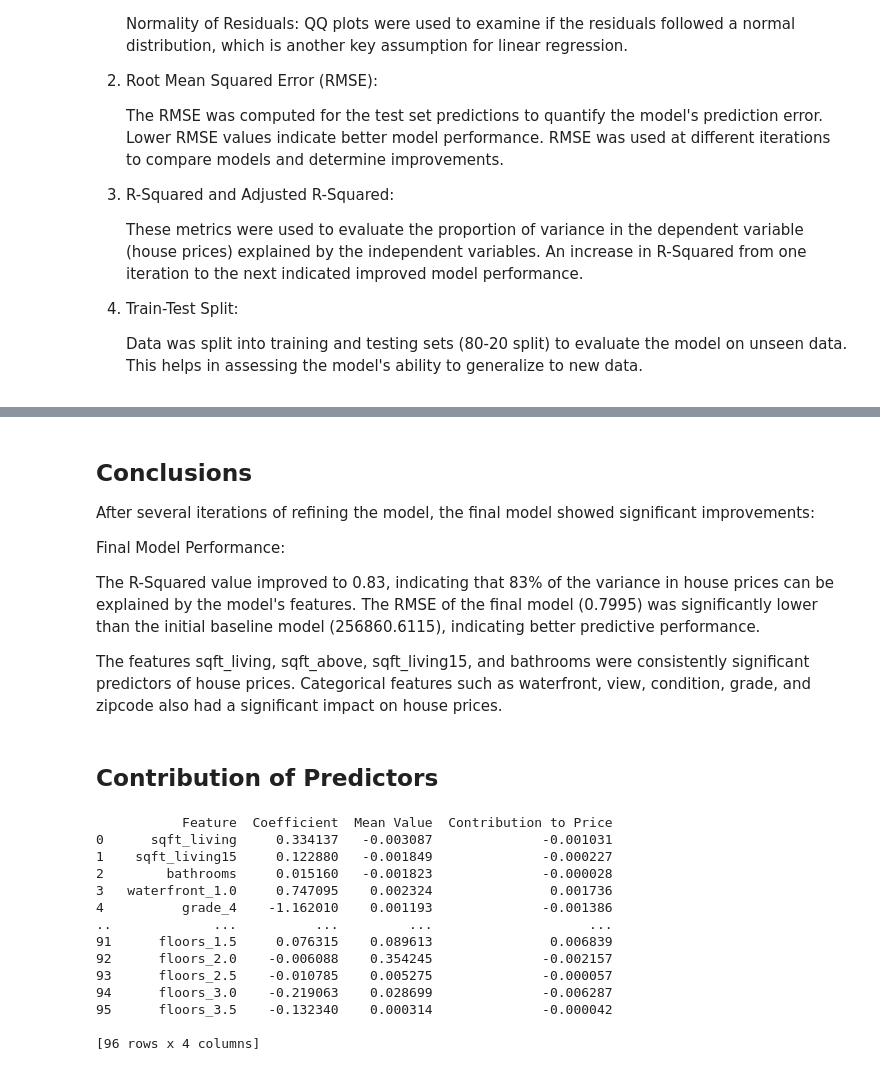
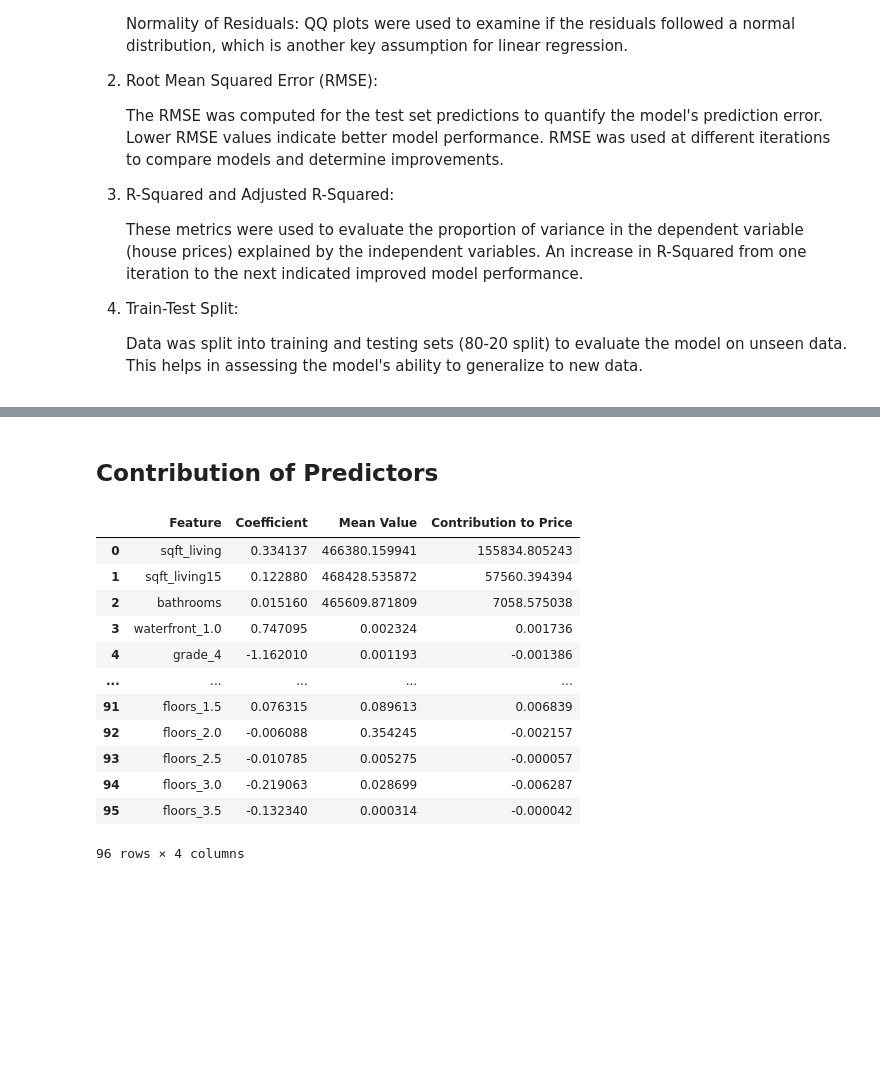
Before and after one commit to wambuiGicheha/Regression_Project, a Jupyter notebook: index.ipynb, the cells around one changed output, grey strips where cells are left out. Drawn from its saved outputs; the diff is of its cells as text; code cells hidden in the pictures; blank space fills up the shorter version.

```diff
--- a/index.ipynb
+++ b/index.ipynb
@@ -835,46 +834,44 @@ Questions to consider:
-# %% [markdown]
-## Conclusions
-
-After several iterations of refining the model, the final model showed significant improvements:
-
-Final Model Performance:
-
-The R-Squared value improved to 0.83, indicating that 83% of the variance in house prices can be explained by the model's features. The RMSE of the final model (0.7995) was significantly lower than the initial baseline model (256860.6115), indicating better predictive performance.
-
-The features sqft_living, sqft_above, sqft_living15, and bathrooms were consistently significant predictors of house prices. Categorical features such as waterfront, view, condition, grade, and zipcode also had a significant impact on house prices.
 # %% [markdown]
 ## Contribution of Predictors
 # %%
+# Calculate contributions in the original scale
+# Reverse transformations
+X_train_scaled = scaler.inverse_transform(X_train[numerical_features])
+X_train_original = np.exp(X_train_scaled) - 1
+
+# Combine back with categorical features
+X_train_original = pd.DataFrame(X_train_original, columns=numerical_features)
+X_train_original = pd.concat([X_train_original.reset_index(drop=True), X_train.drop(columns=numerical_features).reset_index(drop=True)], axis=1)
+
 # Calculate the average value of each feature excluding the constant term
-feature_means = X_train.mean()
+feature_means_original = X_train_original.mean()
 
 # Extract coefficients excluding the constant term
 coefficients = model.params.drop('const')
 
-# Calculate the contribution of each feature
-contribution = coefficients * feature_means
+# Calculate the contribution of each feature in the original scale
+contribution = coefficients * feature_means_original
 
 # Create a DataFrame to display the results
 contribution_df = pd.DataFrame({
     'Feature': contribution.index,
     'Coefficient': coefficients.values,
-    'Mean Value': feature_means.values,
+    'Mean Value': feature_means_original.values,
     'Contribution to Price': contribution.values
 })
 
-print(contribution_df)
+contribution_df
 # %% [output]
+|  | Feature | Coefficient | Mean Value | Contribution to Price |
+| 0 | sqft_living | 0.334137 | 466380.159941 | 155834.805243 |
+| 1 | sqft_living15 | 0.122880 | 468428.535872 | 57560.394394 |
+| 2 | bathrooms | 0.015160 | 465609.871809 | 7058.575038 |
+| 3 | waterfront_1.0 | 0.747095 | 0.002324 | 0.001736 |
+| 4 | grade_4 | -1.162010 | 0.001193 | -0.001386 |
+| ... | ... | ... | ... | ... |
+| 91 | floors_1.5 | 0.076315 | 0.089613 | 0.006839 |
+| 92 | floors_2.0 | -0.006088 | 0.354245 | -0.002157 |
+| 93 | floors_2.5 | -0.010785 | 0.005275 | -0.000057 |
+| 94 | floors_3.0 | -0.219063 | 0.028699 | -0.006287 |
+| 95 | floors_3.5 | -0.132340 | 0.000314 | -0.000042 |
-           Feature  Coefficient  Mean Value  Contribution to Price
-0      sqft_living     0.334137   -0.003087              -0.001031
-1    sqft_living15     0.122880   -0.001849              -0.000227
-2        bathrooms     0.015160   -0.001823              -0.000028
-3   waterfront_1.0     0.747095    0.002324               0.001736
-4          grade_4    -1.162010    0.001193              -0.001386
-..             ...          ...         ...                    ...
-91      floors_1.5     0.076315    0.089613               0.006839
-92      floors_2.0    -0.006088    0.354245              -0.002157
-93      floors_2.5    -0.010785    0.005275              -0.000057
-94      floors_3.0    -0.219063    0.028699              -0.006287
-95      floors_3.5    -0.132340    0.000314              -0.000042
-
-[96 rows x 4 columns]
+96 rows × 4 columns
```
Also changed, not shown: parts of 11 cells of this notebook.
